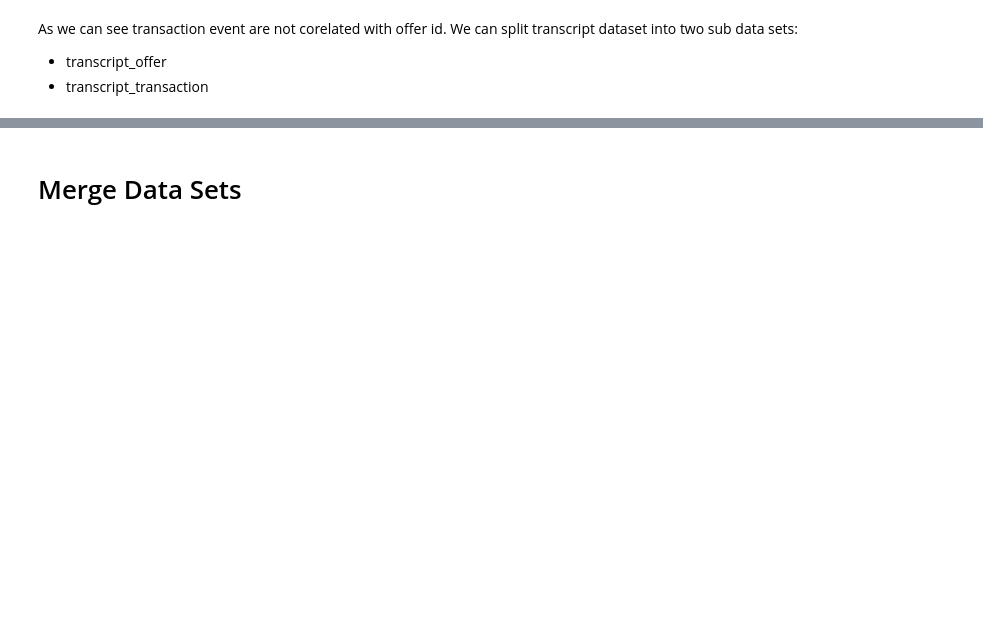
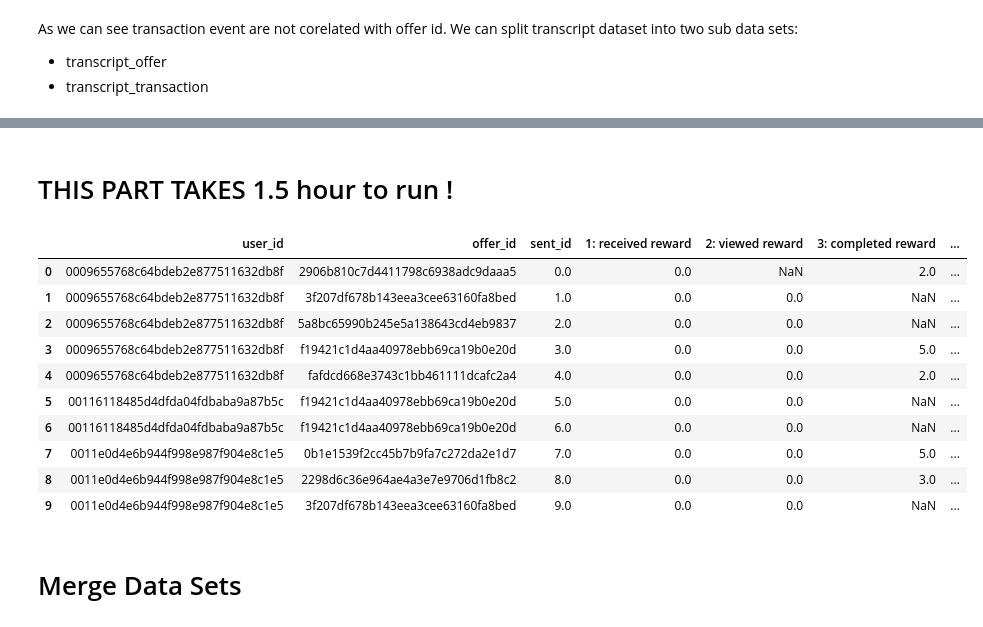
Before and after one commit to chrapkus/starbucks_analysis, a Jupyter notebook: Starbucks_Capstone_notebook.ipynb, the cells around one changed output, grey strips where cells are left out. Cells and saved outputs as stored; diff of their text form; code cells hidden in the pictures; blank space fills up the shorter version.

```diff
--- a/Starbucks_Capstone_notebook.ipynb
+++ b/Starbucks_Capstone_notebook.ipynb
@@ -346 +352,3 @@ transcript_offer[transcript_offer.index == min_i]
+# %% [markdown]
+# THIS PART TAKES 1.5 hour to run !
 # %%
@@ -395,14 +407,35 @@ transcript_offer.to_csv('transcript_offer.csv')
 # %%
 transcript_offer = pd.read_csv('transcript_offer.csv')
+# %%
+fixed_send_id_list = []
+cur_x = None
+for x in list(transcript_offer['sent_id']):
+    if x != None:
+        cur_x = x
+    fixed_send_id_list.append(cur_x)
+
+transcript_offer['sent_id'] = fixed_send_id_list
 # %%
 transcript_offer_pivot = pd.pivot_table(transcript_offer, values=['time', 'reward_completed'], index=['user_id', 'offer_id', 'sent_id'], columns=['event'], aggfunc= 'sum')
 transcript_offer_pivot.columns = transcript_offer_pivot.columns.droplevel()
 transcript_offer_pivot = transcript_offer_pivot.reset_index(col_level=1)
 transcript_offer_pivot = transcript_offer_pivot.reset_index(drop = True)
 transcript_offer_pivot.columns = ['user_id', 'offer_id', 'sent_id' , '1: received reward',
                                   '2: viewed reward','3: completed reward', '1: received time',
                                   '2: viewed time','3: completed time']
-transcript_offer_pivot.head(20)
+transcript_offer_pivot.head(10)
+# %% [output]
+|  | user_id | offer_id | sent_id | 1: received reward | 2: viewed reward | 3: completed reward | ... |
+| 0 | 0009655768c64bdeb2e877511632db8f | 2906b810c7d4411798c6938adc9daaa5 | 0.0 | 0.0 | NaN | 2.0 | ... |
+| 1 | 0009655768c64bdeb2e877511632db8f | 3f207df678b143eea3cee63160fa8bed | 1.0 | 0.0 | 0.0 | NaN | ... |
+| 2 | 0009655768c64bdeb2e877511632db8f | 5a8bc65990b245e5a138643cd4eb9837 | 2.0 | 0.0 | 0.0 | NaN | ... |
+| 3 | 0009655768c64bdeb2e877511632db8f | f19421c1d4aa40978ebb69ca19b0e20d | 3.0 | 0.0 | 0.0 | 5.0 | ... |
+| 4 | 0009655768c64bdeb2e877511632db8f | fafdcd668e3743c1bb461111dcafc2a4 | 4.0 | 0.0 | 0.0 | 2.0 | ... |
+| 5 | 00116118485d4dfda04fdbaba9a87b5c | f19421c1d4aa40978ebb69ca19b0e20d | 5.0 | 0.0 | 0.0 | NaN | ... |
+| 6 | 00116118485d4dfda04fdbaba9a87b5c | f19421c1d4aa40978ebb69ca19b0e20d | 6.0 | 0.0 | 0.0 | NaN | ... |
+| 7 | 0011e0d4e6b944f998e987f904e8c1e5 | 0b1e1539f2cc45b7b9fa7c272da2e1d7 | 7.0 | 0.0 | 0.0 | 5.0 | ... |
+| 8 | 0011e0d4e6b944f998e987f904e8c1e5 | 2298d6c36e964ae4a3e7e9706d1fb8c2 | 8.0 | 0.0 | 0.0 | 3.0 | ... |
+| 9 | 0011e0d4e6b944f998e987f904e8c1e5 | 3f207df678b143eea3cee63160fa8bed | 9.0 | 0.0 | 0.0 | NaN | ... |
 # %% [markdown]
 # Merge Data Sets
 # %%
```
Also changed, not shown: parts of 43 cells of this notebook, 1 other file.
